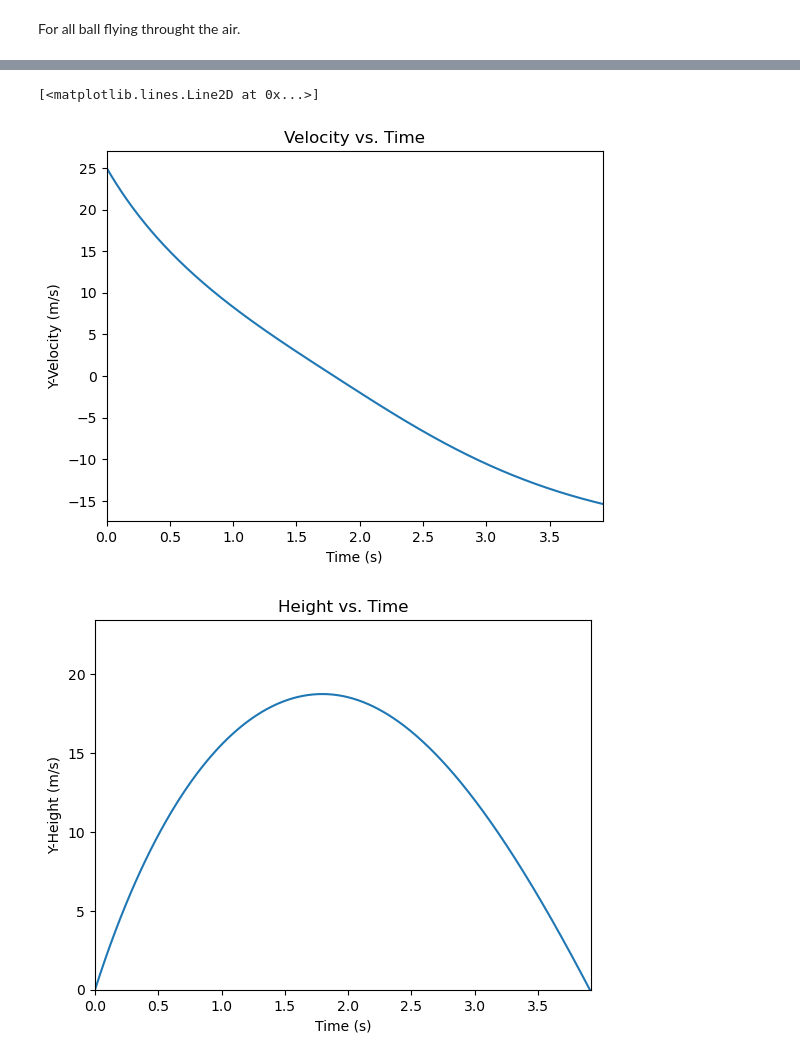
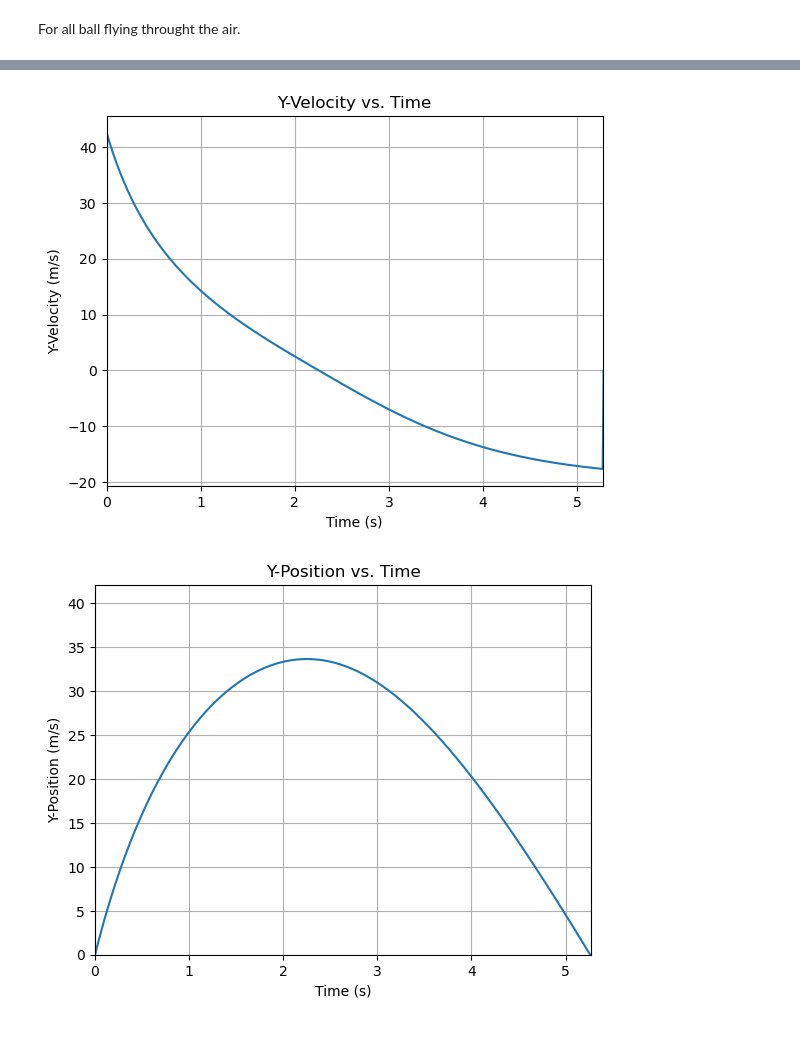
Before and after one commit to hspeck2021-glitch/Group-7-11_hotdog, a Jupyter notebook: Final_Project.ipynb, the cells around one changed output, grey strips where cells are left out. Cells and saved outputs as stored; diff of their text form; code cells hidden in the pictures.

Commit message:
Added the x stuff as well, comments, and relabeled variables.

```diff
--- a/Final_Project.ipynb
+++ b/Final_Project.ipynb
@@ -1,24 +1,29 @@
 # %% [markdown]
 For all ball flying throught the air.
 # %%
+#Importing libraries.
 import numpy as np
 import matplotlib.pyplot as plt
 
+#Initial conditions.
 Cd = 0.47
 A = 0.038
 p = 1.225
 m = 0.42
 g = 9.81
+v = 50
 angle = 45
 
+#Creating time step and time array.
 dt = 0.01
 t = np.arange(0, 10, dt)
 
+#Initializes the Y-direction arrays for position and velocity, as well as initial conditions.
 hy_array = np.zeros(np.size(t))
 vy_array = np.zeros(np.size(t))
-vy_array[0] = 25
+vy_array[0] = v*np.sin(angle)
 
-#
+#Y-direction calculations for height and velocity arrays.
 i = 1
 while (hy_array[i-1] >= 0) and (i <= (np.size(t) - 1)):
     fy_drag = -0.5 * Cd * p * A * vy_array[i-1]*np.abs(vy_array[i-1])
@@ -28,28 +33,58 @@ while (hy_array[i-1] >= 0) and (i <= (np.size(t) - 1)):
     hy_array[i] = -0.5*g*dt**2 + vy_array[i-1]*dt + hy_array[i-1]
     i += 1
 
+#Finds where the Y_Height crosses the x-intercept, while disregarding the initial height. With this index that is returned as an array, the other arrays are concatonated to reduce unnecessary information.
 index = np.argwhere(hy_array[1:]<=0) + 1
-vy_array = vy_array[:index[0][0]+1]
-hy_array = hy_array[:index[0][0]+1]
-t = t[:index[0][0]+1]
+vy_array = vy_array[:index[0][0]+2]
+hy_array = hy_array[:index[0][0]+2]
+t = t[:index[0][0]+2]
+
+#Initializes the X-direction arrays for position and velocity, as well as initial conditions (Down here since our time array is concatonated based on the time of X-intercept).
+hx_array = np.zeros(np.size(t))
+vx_array = np.zeros(np.size(t))
+vx_array[0] = v*np.cos(angle)
+
+#X-direction calculations for height and velocity arrays.
+for i in range(1, index[0][0]+2):
+    fx_drag = -0.5 * Cd * p * A * vx_array[i-1]*np.abs(vx_array[i-1])
+    ax = fx_drag / m
+    vx_change = ax * dt
+    vx_array[i] = vx_array[i-1] + vx_change
+    hx_array[i] = 0.5*ax*dt**2 + vx_array[i-1]*dt + hx_array[i-1]
+
+#Y-direction plots.
+plt.figure()
+plt.xlabel("Time (s)")
+plt.ylabel("Y-Velocity (m/s)")
+plt.title("Y-Velocity vs. Time")
+plt.xlim(0, t[index[0][0]])
+plt.grid()
+plt.plot(t, vy_array)
 
 plt.figure()
 plt.xlabel("Time (s)")
-plt.ylabel("Y-Velocity (m/s)")
-plt.title("Velocity vs. Time")
+plt.ylabel("Y-Position (m/s)")
+plt.ylim(0, np.max(hy_array)*1.25)
 plt.xlim(0, t[index[0][0]])
-plt.plot(t, vy_array)
+plt.title("Y-Position vs. Time")
+plt.grid()
+plt.plot(t, hy_array)
 
-print(np.min(vy_array[:index[0][0]+1]))
-print(vy_array)
-print(hy_array)
-
+#X-direction plots.
+plt.figure()
+plt.xlabel("Time (s)")
+plt.ylabel("X-Velocity (m/s)")
+plt.title("X-Velocity vs. Time")
+plt.xlim(0, t[index[0][0]])
+plt.grid()
+plt.plot(t, vx_array)
 
 plt.figure()
 plt.xlabel("Time (s)")
-plt.ylabel("Y-Height (m/s)")
-plt.ylim(0, np.max(hy_array)*1.25)
+plt.ylabel("X-Position (m/s)")
+plt.ylim(0, np.max(hx_array)*1.25)
 plt.xlim(0, t[index[0][0]])
-plt.title("Height vs. Time")
-plt.plot(t, hy_array)
+plt.title("X-Position vs. Time")
+plt.grid()
+plt.plot(t, hx_array)
 # %% [output]
@@ -73,3 +92,2 @@ plt.plot(t, hy_array)
-[<matplotlib.lines.Line2D at 0x...>]
-[figure, old version]
+[figure, new version]
-[figure, old version]
+[figure, new version]
```
Also changed, not shown: parts of 1 cell of this notebook.
